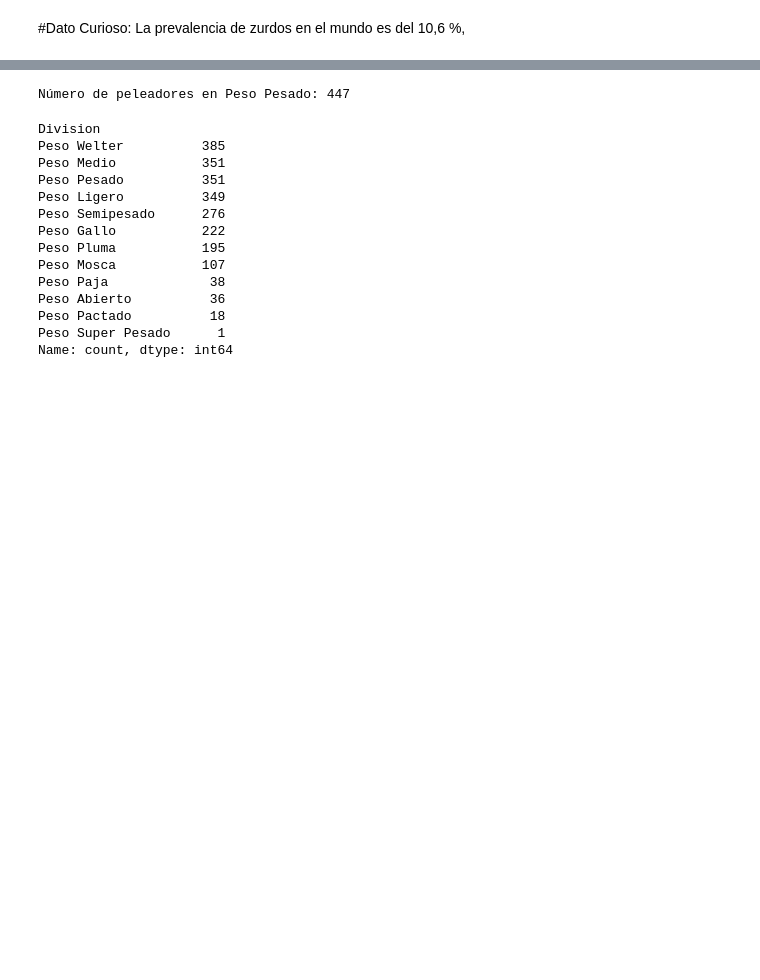
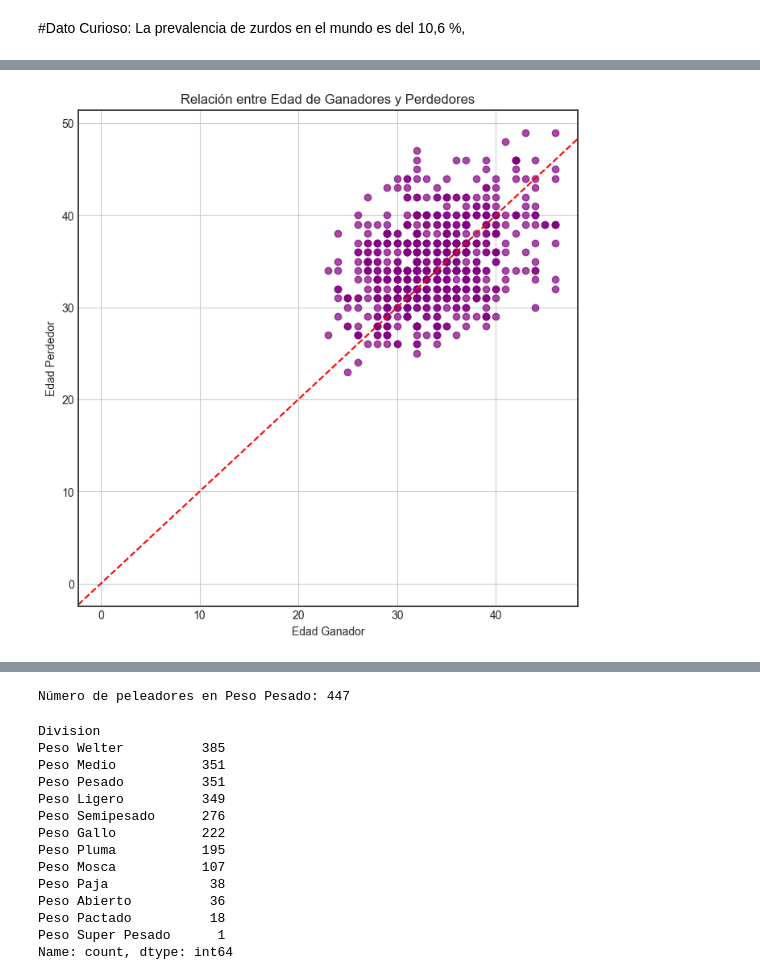
Before and after one commit to JavierRodriguezFontiveros/UFC_EDA, a Jupyter notebook: SRC/notebook/Hipotesis.ipynb, the cells around one changed output, grey strips where cells are left out. Cells and saved outputs as stored; diff of their text form; code cells hidden in the pictures; blank space fills up the shorter version.

```diff
--- a/SRC/notebook/Hipotesis.ipynb
+++ b/SRC/notebook/Hipotesis.ipynb
@@ -152,0 +169,12 @@ list(df_3["Division"])
+# %%
+# Gráfico de dispersión
+plt.figure(figsize=(8, 8))
+plt.scatter(resultados_limpios['Edad_Ganador'], resultados_limpios['Edad_Perdedor'], color='purple', alpha=0.7)
+plt.title('Relación entre Edad de Ganadores y Perdedores')
+plt.xlabel('Edad Ganador')
+plt.ylabel('Edad Perdedor')
+plt.grid(True)
+plt.axline((0, 0), slope=1, color='red', linestyle='--')  # Línea de igualdad
+plt.show()
+# %% [output]
+[figure, added]
```
Also changed, not shown: parts of 27 cells of this notebook, 2 other files.
